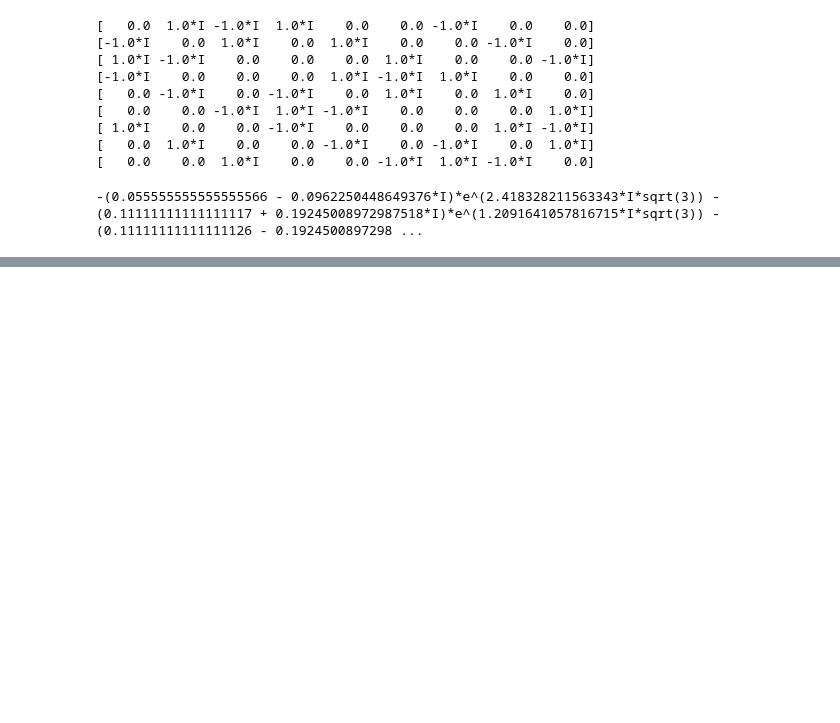
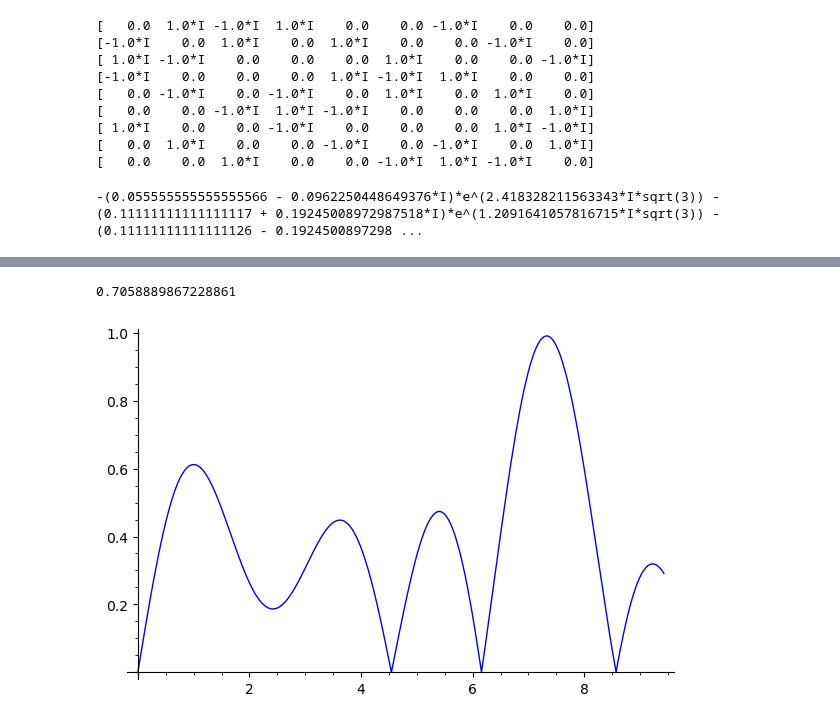
Before and after one commit to EmilyMWright/FUSRP-2021-Quantum-Walks, a Jupyter notebook: Test_Ground.ipynb, the cells around one changed output, grey strips where cells are left out. Drawn from its saved outputs; the diff is of its cells as text; code cells hidden in the pictures; blank space fills up the shorter version.

Commit message:
Comments out some plots, tests circulant K5

```diff
--- a/Test_Ground.ipynb
+++ b/Test_Ground.ipynb
@@ -351,0 +345,2 @@ graphics_array(((PiH00,PiH01,PiH02), (PiH10,PiH11,PiH12), (PiH20,PiH21,PiH22)))
+# %%
+K5 = np.matrix([[0,1j,0,0,-1j],[-1j,0,1j,0,0], [0,-1j,0,1j,0],[0,0,-1j,0,1j], [1j,0,0,-1j,0]]); matrix(K5)
@@ -351,0 +361,10 @@ graphics_array(((PiH00,PiH01,PiH02), (PiH10,PiH11,PiH12), (PiH20,PiH21,PiH22)))
+# %%
+transfer_at_time_a(K5,2*np.pi,0,0)
+# %% [output]
+0.7058889867228861
+# %%
+PK500a = plot(transfer_at_time_a(K5,x,0,1),0,3*np.pi)
+# %%
+PK500a
+# %% [output]
+[figure, added]
```
Also changed, not shown: parts of 16 cells of this notebook.
